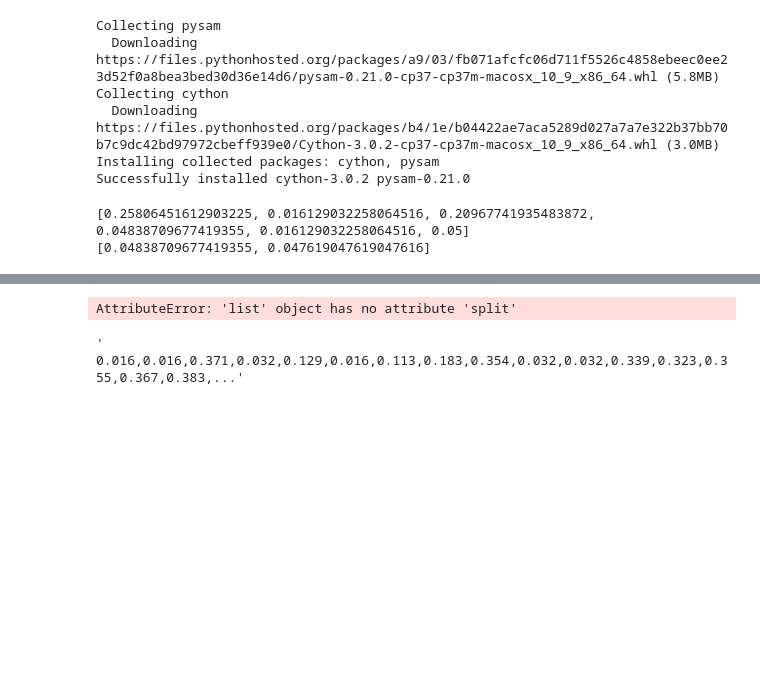
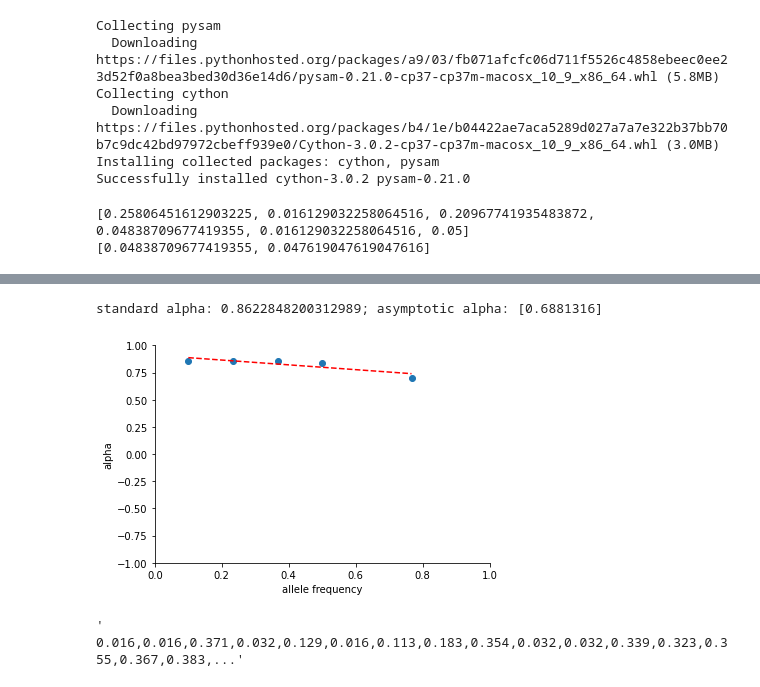
Before and after one commit to osipovarev/Brood_parasites_analysis, a Jupyter notebook: mk_extensions.ipynb, the cells around one changed output, grey strips where cells are left out. Cells and saved outputs as stored; diff of their text form; code cells hidden in the pictures; blank space fills up the shorter version.

```diff
--- a/mk_extensions.ipynb
+++ b/mk_extensions.ipynb
@@ -179,19 +179,19 @@ file_name = 'MK_test_indInd_ncbi/af.gene.longest.mk.tsv'
 mk_dict = {}
 with open(file_name, 'r') as inf:
     for line in inf.readlines():
-        if len(line.split()) == 11:
+        # exclude header and lines with empty AF fields
+        if (not line.startswith('gene')) and (len(line.split()) == 11):
             gene = line.split()[0]
             t = line.split()[1]
             af_nonsyn = line.split()[2]
             af_syn = line.split()[3]
-            dN = int(line.split()[6])
-            dS = int(line.split()[7])
+            dN = float(line.split()[6])
+            dS = float(line.split()[7])
             pval = float(line.split()[8])
             ni = line.split()[9]
-            if type(ni) == str:
+            if ni == 'NaN':
                     standard_alpha = ni
             else:
                 standard_alpha = 1 - float(ni)
             mk_dict[gene] = (t, af_nonsyn, af_syn, dN, dS, pval, standard_alpha)
-mk_dict['CHD5']
 # %% [output]
@@ -199,22 +205,19 @@ ValueError: invalid literal for int() with base 10: 'dN'
-# %%
-gene_info = df[df['gene'] == 'CHD5']
-
-# get required info
-gene = gene_info['gene']
-dN = gene_info['dN']
-dS = gene_info['dS']
-af_nonsyn = [gene_info['af_nonsyn']].split(',')
-af_syn = gene_info['af_syn'].split(',')
-standard_alpha = 1 - gene_info['mk.odds.ni']
-pval = gene_info['mk.raw.p.value']
-
-freq_dict = make_sfs(af_nonsyn, af_syn)
-alpha = claculate_alpha_x(freq_dict)
-asympt_alpha = linear_fit_alpha(alpha, freq_dict)
-
-print('standard alpha: {}; asymptotic alpha: {}'.format(standard_alpha, asympt_alpha))
-# %% [output]
-AttributeError: 'list' object has no attribute 'split'
+# %%
+g = 'CHD5'
+d = mk_dict[g][3]
+d0 = mk_dict[g][4]
+pN_list = [float(i) for i in mk_dict[g][1].split(',')]
+pS_list = [float(i) for i in mk_dict[g][2].split(',')]
+standard_alpha = mk_dict[g][6]
+
+freq_dict = make_sfs(pN_list, pS_list)
+alpha = claculate_alpha_x(d, d0, freq_dict)
+asympt_alpha = linear_fit_alpha(alpha, freq_dict)
+
+print('standard alpha: {}; asymptotic alpha: {}'.format(standard_alpha, asympt_alpha))
+# %% [output]
+standard alpha: 0.8622848200312989; asymptotic alpha: [0.6881316]
+[figure, added]
 # %%
 pd.set_option('display.max_colwidth', 100)
 
```
Also changed, not shown: parts of 1 cell of this notebook.
